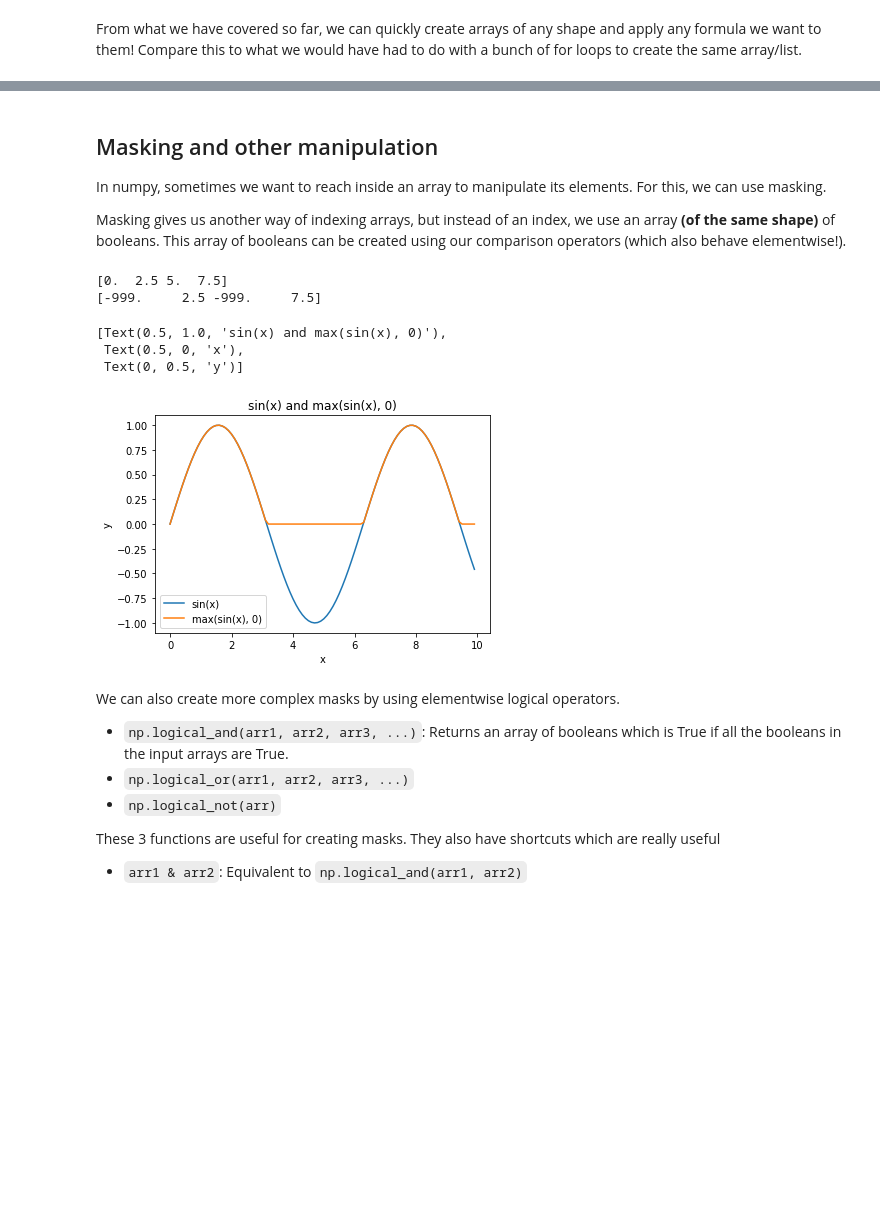
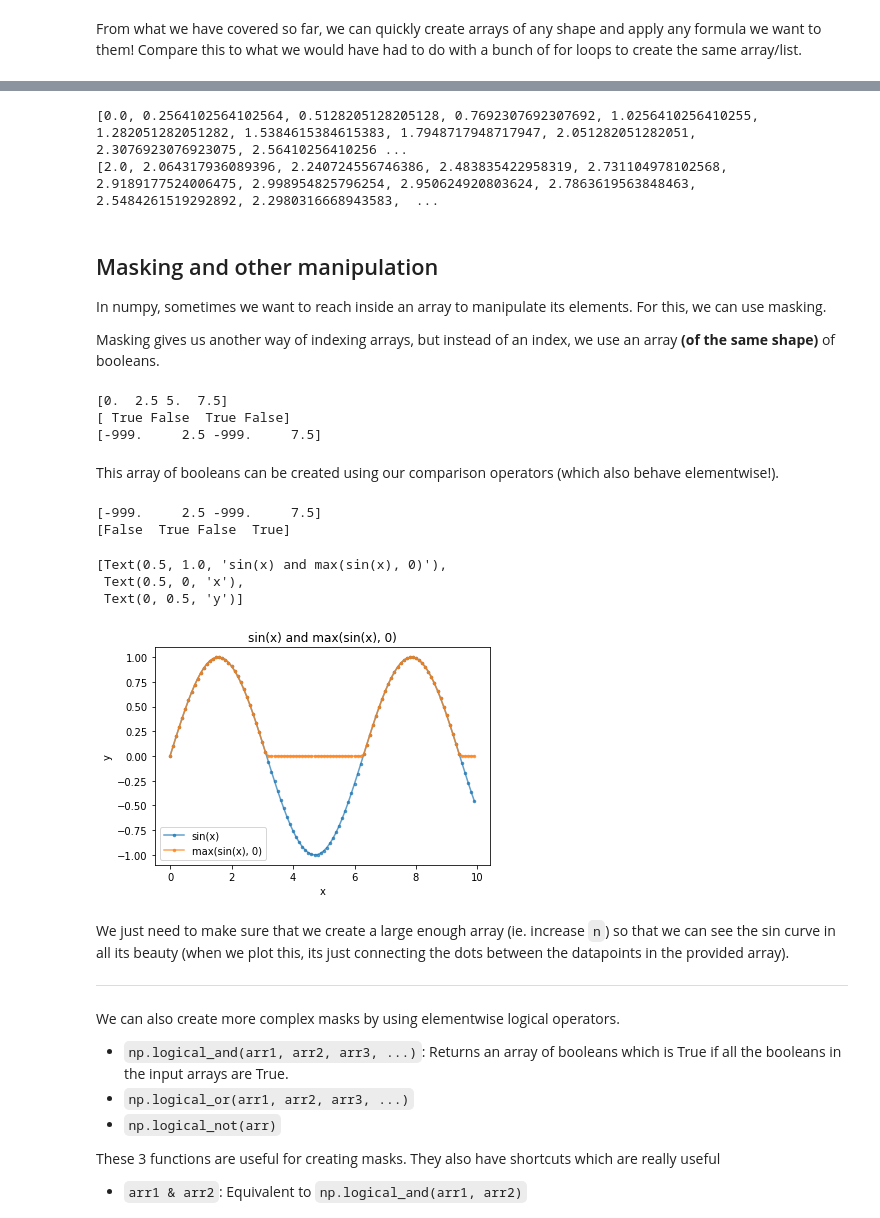
Before and after one commit to UWA-Maths-Union/mu-workshops, a Jupyter notebook: 2022/python/workshop2/workshop2-scientific-python.ipynb, the cells around one changed output, grey strips where cells are left out. Cells and saved outputs as stored; diff of their text form; code cells hidden in the pictures; blank space fills up the shorter version.

```diff
--- a/2022/python/workshop2/workshop2-scientific-python.ipynb
+++ b/2022/python/workshop2/workshop2-scientific-python.ipynb
@@ -453,45 +488,79 @@ array([3.00000000e+00, 3.35660072e+00, 3.91071936e+00, 4.64194096e+00,
+# %%
+# Using lists (yuck)
+import math
+start = 0
+stop = 10
+n = 40
+step = (stop - start)/(n - 1) # n-1 so that the endpoint is kept
+
+x_list = []
+y_list = []
+for i in range(40):
+    x_list.append(start + i*step)
+for x_element in x_list:
+    y_list.append(math.sin(x_element)**2 + 2)
+
+print(x_list)
+print(y_list)
+# %% [output]
+[0.0, 0.2564102564102564, 0.5128205128205128, 0.7692307692307692, 1.0256410256410255, 1.282051282051282, 1.5384615384615383, 1.7948717948717947, 2.051282051282051, 2.3076923076923075, 2.56410256410256 ...
+[2.0, 2.064317936089396, 2.240724556746386, 2.483835422958319, 2.731104978102568, 2.9189177524006475, 2.998954825796254, 2.950624920803624, 2.7863619563848463, 2.5484261519292892, 2.2980316668943583,  ...
 # %% [markdown]
 ## Masking and other manipulation
 In numpy, sometimes we want to reach inside an array to manipulate its elements. For this, we can use masking.
 
-Masking gives us another way of indexing arrays, but instead of an index, we use an array **(of the same shape)** of booleans. This array of booleans can be created using our comparison operators (which also behave elementwise!).
+Masking gives us another way of indexing arrays, but instead of an index, we use an array **(of the same shape)** of booleans.
 # %%
-array = np.linspace(0, 10, 4, endpoint=False) # Create an array of 10 evenly spaced numbers between 0 and 10 (exclusive)
+array = np.linspace(0, 10, 4, endpoint=False) # Create an array of 4 evenly spaced numbers between 0 and 10 (exclusive)
 mask = np.array([True, False, True, False]) # Create a mask array
 
 print(array)
+print(mask)
 array[mask] = -999
 print(array)
 # %% [output]
 [0.  2.5 5.  7.5]
+[ True False  True False]
 [-999.     2.5 -999.     7.5]
+# %% [markdown]
+This array of booleans can be created using our comparison operators (which also behave elementwise!).
+# %%
+print(array)
+print(array >= 0)
+# %% [output]
+[-999.     2.5 -999.     7.5]
+[False  True False  True]
 # %%
 # Lets use masking to create the function f(x) = max(sin(x), 0)
-x = np.linspace(0, 10, 100, endpoint=False) # Create an array of 100 evenly spaced numbers between 0 and 10 (exclusive)
+n = 100 # Resolution
+x = np.linspace(0, 10, n, endpoint=False) # Create an array of 100 evenly spaced numbers between 0 and 10 (exclusive)
 
-y1 = np.sin(x)
-y2 = y1.copy() # Create a copy of y1
-mask = np.sin(x) < 0 # Create a mask array (True where sin(x) < 0)
-y2[mask] = 0 # Set the elements of array where sin(x) < 0 to 0
+f_x = np.sin(x)
+mask = f_x < 0 # Create a mask array (True where sin(x) < 0)
+f_x[mask] = 0 # Set the elements of array where sin(x) < 0 to 0
 
 
 
 # =======================================
 # Lets quickly plot this so we can see whats going on
 fig, ax = plt.subplots()
-ax.plot(x, y1, label="sin(x)")
-ax.plot(x, y2, label="max(sin(x), 0)")
+ax.plot(x, np.sin(x), label="sin(x)", marker = ".", markersize = 5, alpha = 0.7)
+ax.plot(x, f_x, label="max(sin(x), 0)", marker = ".", markersize = 5, alpha = 0.7)
 ax.legend()
 ax.set(
     title="sin(x) and max(sin(x), 0)",
     xlabel="x",
     ylabel="y",
 )
 # %% [output]
 [Text(0.5, 1.0, 'sin(x) and max(sin(x), 0)'),
  Text(0.5, 0, 'x'),
  Text(0, 0.5, 'y')]
-[figure, old version]
+[figure, new version]
+# %% [markdown]
+We just need to make sure that we create a large enough array (ie. increase `n`) so that we can see the sin curve in all its beauty (when we plot this, its just connecting the dots between the datapoints in the provided array).
+
+---
 # %% [markdown]
 We can also create more complex masks by using elementwise logical operators.
 - `np.logical_and(arr1, arr2, arr3, ...)`: Returns an array of booleans which is True if all the booleans in the input arrays are True.
```
Also changed, not shown: parts of 30 cells of this notebook.
